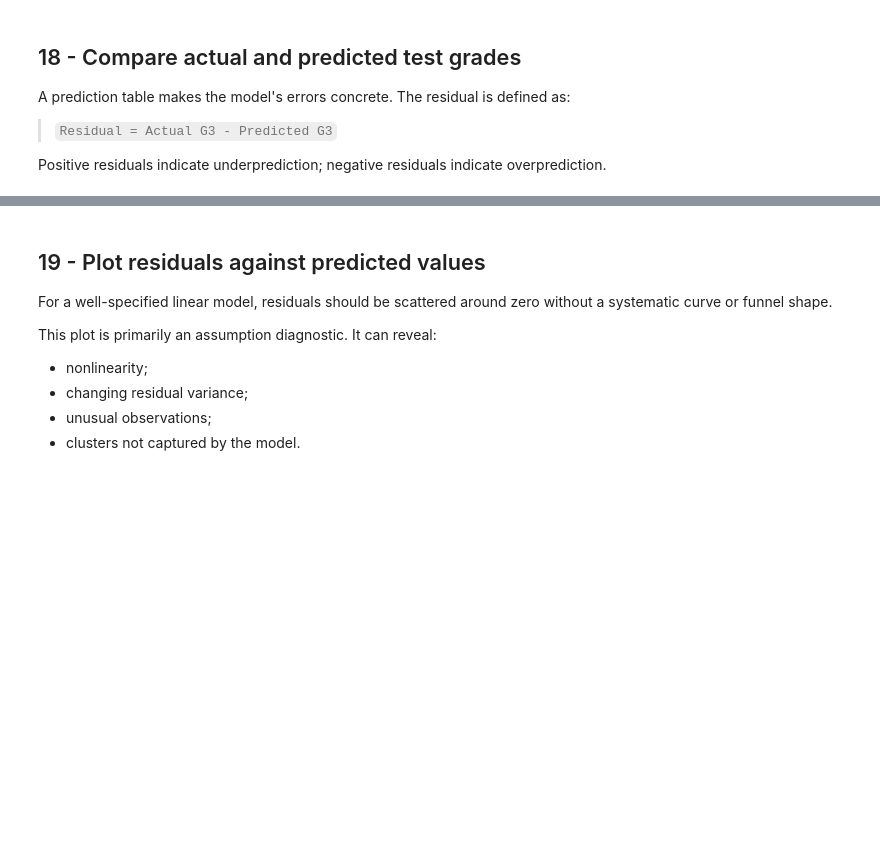
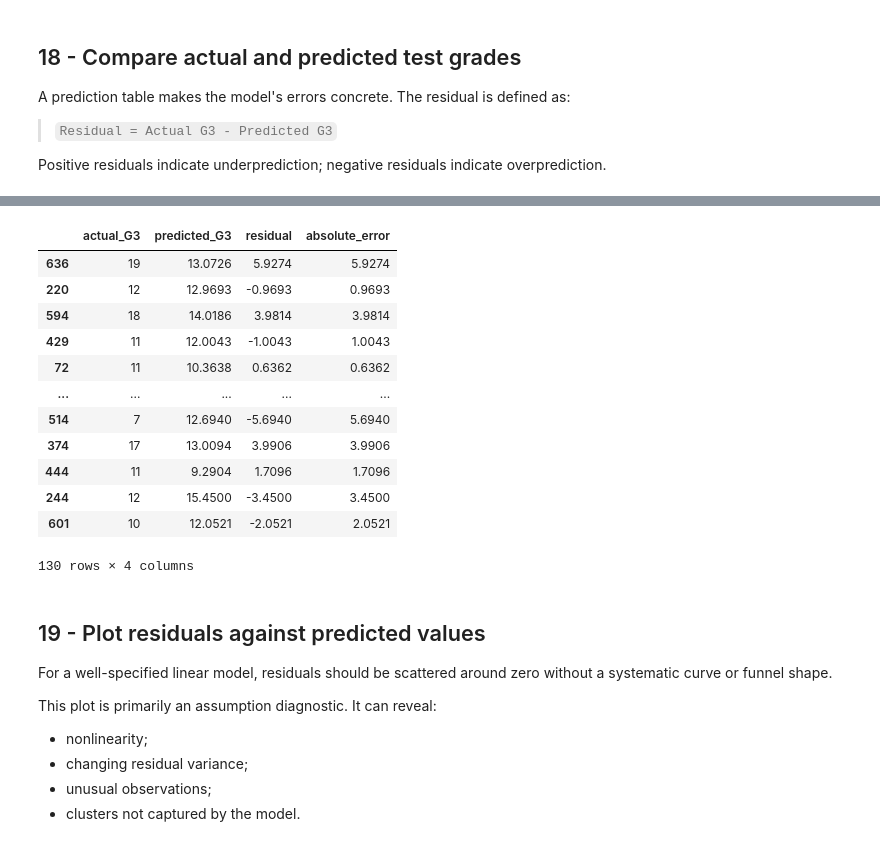
Before and after one commit to JoseAlberto88/Predictive-Analytics-, a Jupyter notebook: DAMO510_Module_05_Summer26_Starter_Nortebook_(1).ipynb, the cells around one changed output, grey strips where cells are left out. Saved outputs shown, nothing was run; the diff lists cells and outputs as text; code cells hidden in the pictures; blank space fills up the shorter version.

```diff
--- a/DAMO510_Module_05_Summer26_Starter_Nortebook_(1).ipynb
+++ b/DAMO510_Module_05_Summer26_Starter_Nortebook_(1).ipynb
@@ -960,3 +982,36 @@ Positive residuals indicate underprediction; negative residuals indicate overpre
+# %%
+# Build the DataFrame using the original index
+residuals_df = pd.DataFrame({
+    "actual_G3": y_test,
+    "predicted_G3": y_test_predicted
+}, index=y_test.index)
+
+# Compute residuals and absolute errors
+residuals_df["residual"] = residuals_df["actual_G3"] - residuals_df["predicted_G3"]
+residuals_df["absolute_error"] = residuals_df["residual"].abs()
+
+# Round values for cleaner display
+residuals_df = residuals_df.round({
+    "predicted_G3": 4,
+    "residual": 4,
+    "absolute_error": 4
+})
+
+residuals_df
+# %% [output]
+|  | actual_G3 | predicted_G3 | residual | absolute_error |
+| 636 | 19 | 13.0726 | 5.9274 | 5.9274 |
+| 220 | 12 | 12.9693 | -0.9693 | 0.9693 |
+| 594 | 18 | 14.0186 | 3.9814 | 3.9814 |
+| 429 | 11 | 12.0043 | -1.0043 | 1.0043 |
+| 72 | 11 | 10.3638 | 0.6362 | 0.6362 |
+| ... | ... | ... | ... | ... |
+| 514 | 7 | 12.6940 | -5.6940 | 5.6940 |
+| 374 | 17 | 13.0094 | 3.9906 | 3.9906 |
+| 444 | 11 | 9.2904 | 1.7096 | 1.7096 |
+| 244 | 12 | 15.4500 | -3.4500 | 3.4500 |
+| 601 | 10 | 12.0521 | -2.0521 | 2.0521 |
+130 rows × 4 columns
 # %% [markdown]
 ## 19 - Plot residuals against predicted values
 
```
Also changed, not shown: parts of 3 cells of this notebook.
